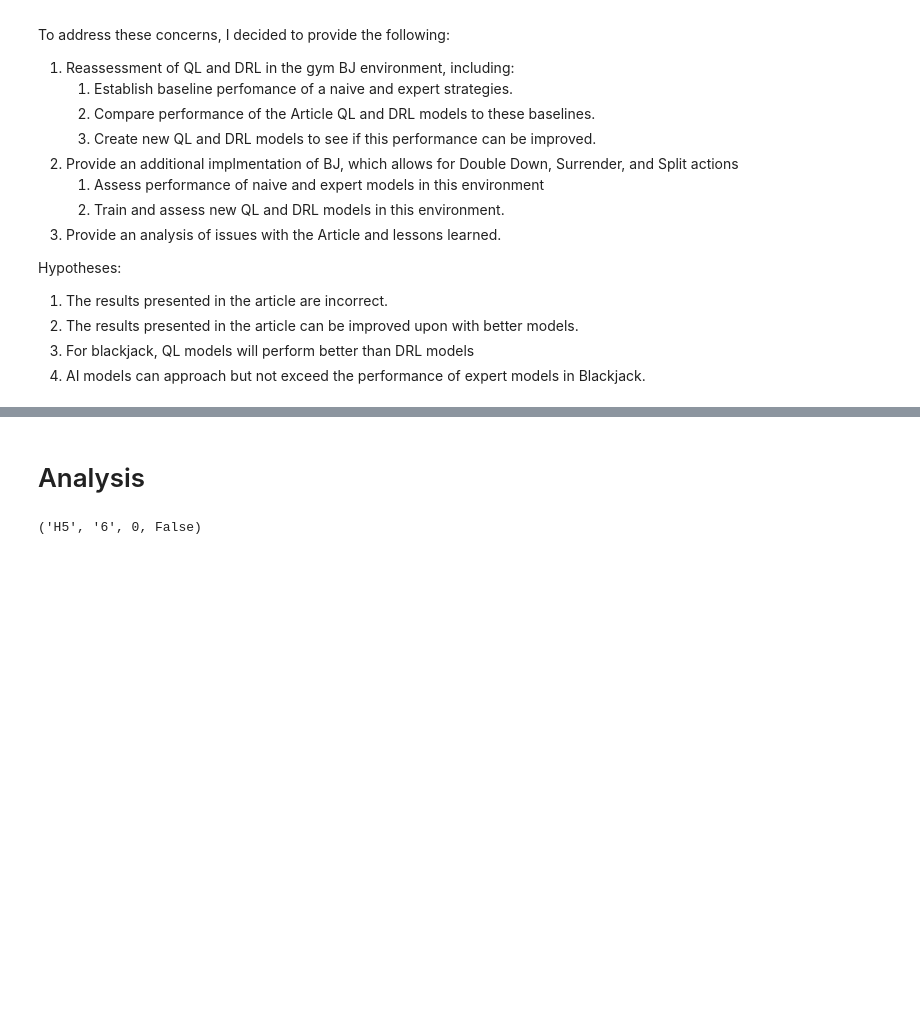
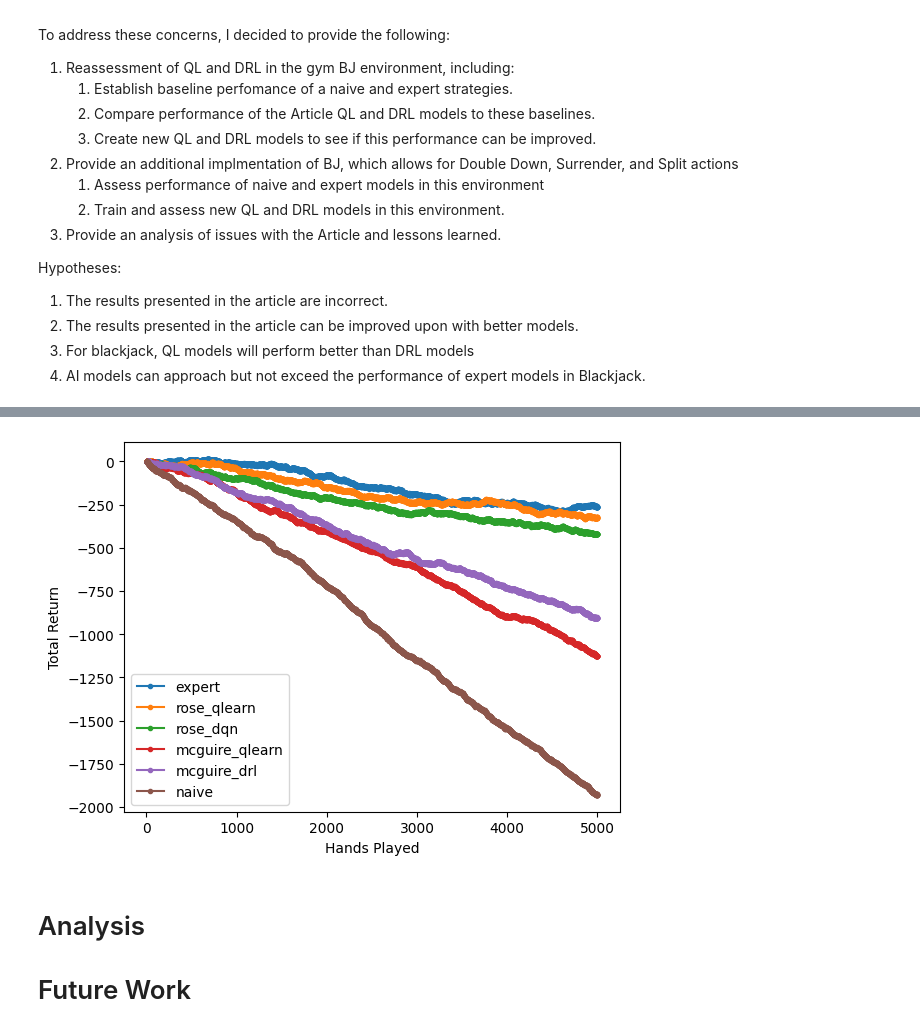
Before and after one commit to hsr587/BlackJack, a Jupyter notebook: System_Project_Blackjack_Learning_HarrisRose.ipynb, the cells around one changed output, grey strips where cells are left out. Saved outputs shown, nothing was run; the diff lists cells and outputs as text; code cells hidden in the pictures; blank space fills up the shorter version.

```diff
--- a/System_Project_Blackjack_Learning_HarrisRose.ipynb
+++ b/System_Project_Blackjack_Learning_HarrisRose.ipynb
@@ -74,0 +195,4 @@ BASIC_STRATEGY
+# %%
+# Display Q Learning Strategy
+rose_qlearn_gym_strategy = pd.read_pickle('TrainedStrategies/rose_qlearn_gym_strategy.pkl')
+rose_qlearn_gym_strategy
@@ -74,0 +217,4 @@ BASIC_STRATEGY
+# %%
+# Display DRL Strategy
+rose_dqn_gym_strategy = pd.read_pickle('TrainedStrategies/rose_dqn_gym_strategy.pkl')
+rose_dqn_gym_strategy
@@ -74,0 +239,9 @@ BASIC_STRATEGY
+# %%
+models = {'expert': strategies.BASIC_STRATEGY_HIT_STAND_ONLY,
+          'rose_qlearn': rose_qlearn_gym_strategy,
+          'rose_dqn': rose_dqn_gym_strategy,
+          'mcguire_qlearn': mcguire_qlearn_strategy,
+          'mcguire_drl': mcguire_drl_strategy,
+          'naive': 'random',}
+df, results = gym_utils.evaluate_strategies(env, models)
+df
@@ -75,2 +256,10 @@ BASIC_STRATEGY
+# %%
+gym_utils.plot_results(results)
+# %% [output]
+[figure, added]
 # %% [markdown]
 # Analysis
+
+
+
+# Future Work
@@ -81,7 +266,3 @@ game = Blackjack()
-# %%
-game.deal()
-# %% [output]
-('H5', '6', 0, False)
 # %% [markdown]
 <a id='References'></a>
 # References
```
Also changed, not shown: parts of 30 cells of this notebook.
